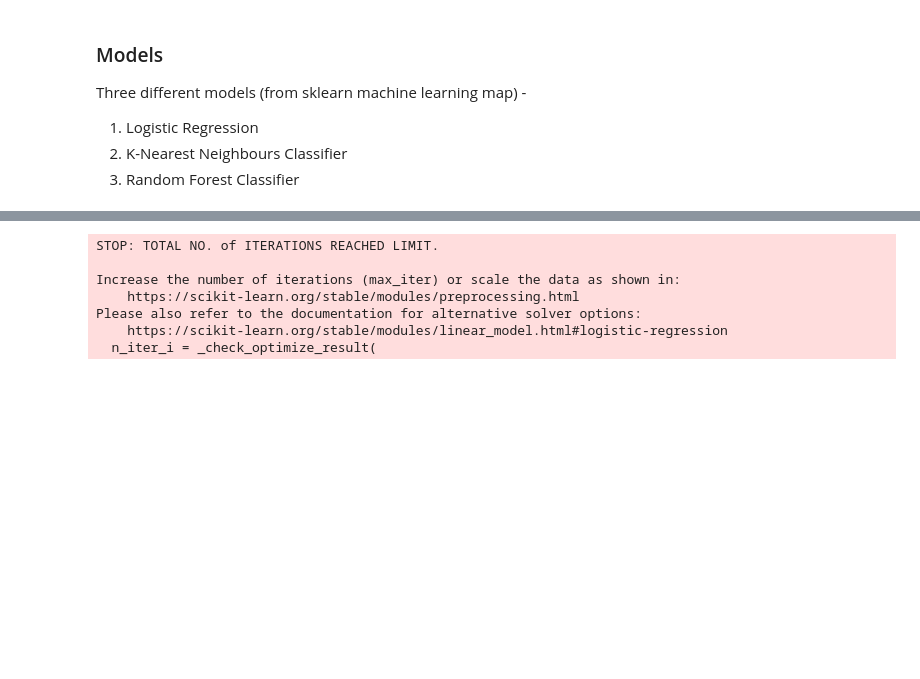
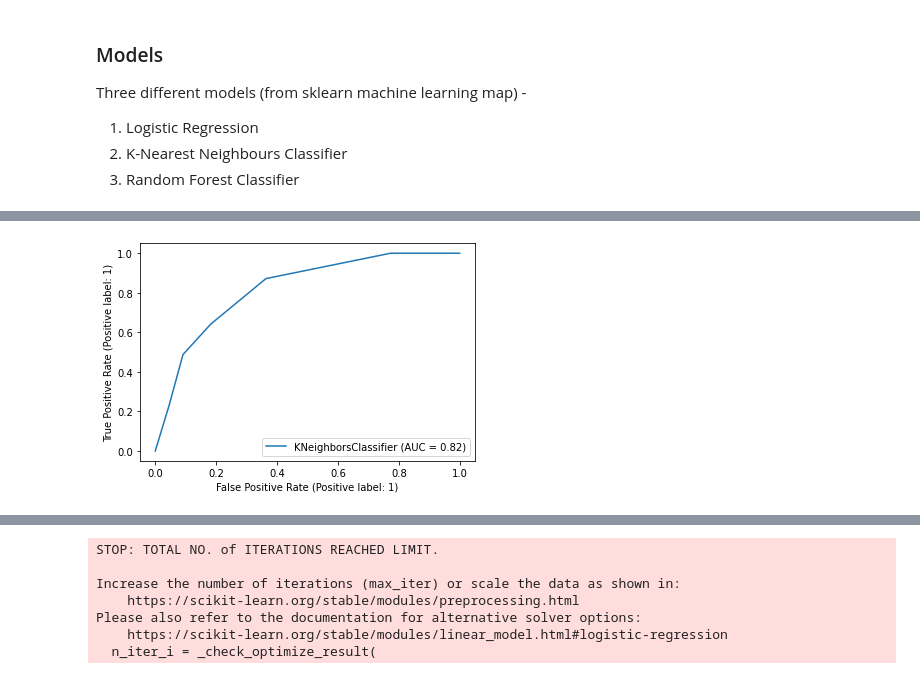
Before and after one commit to Jayk5/ML-project, a Jupyter notebook: Heart Disease detection.ipynb, the cells around one changed output, grey strips where cells are left out. Drawn from its saved outputs; the diff is of its cells as text; code cells hidden in the pictures; blank space fills up the shorter version.

```diff
--- a/Heart Disease detection.ipynb
+++ b/Heart Disease detection.ipynb
@@ -359,0 +357,5 @@ def fit_and_score(models, X_train, X_test, Y_train, Y_test):
+# %%
+models["KNN"].fit(X_train, Y_train)
+RocCurveDisplay.from_estimator(models["KNN"], X_test, Y_test);
+# %% [output]
+[figure, added]
```
Also changed, not shown: parts of 15 cells of this notebook.
